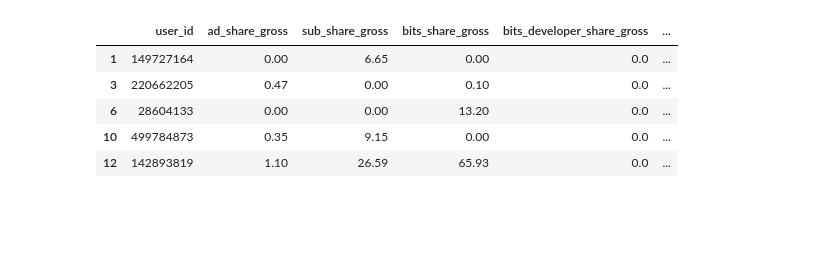
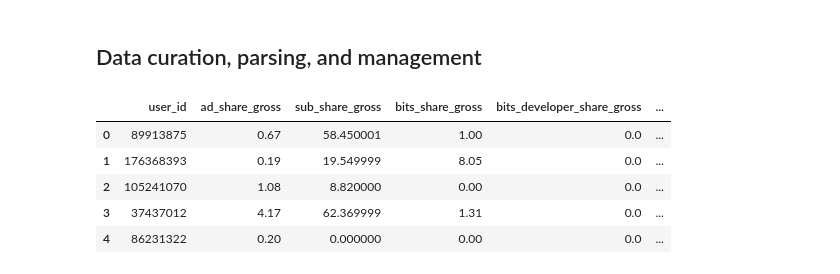
Before and after one commit to nicklawr3nc3/nicklawr3nc3.github.io, a Jupyter notebook: Final Proj.ipynb, the cells around one changed output. Saved outputs shown, nothing was run; the diff lists cells and outputs as text; code cells hidden in the pictures; blank space fills up the shorter version.

```diff
--- a/Final Proj.ipynb
+++ b/Final Proj.ipynb
@@ -1,32 +12,36 @@
+# %% [markdown]
+## Data curation, parsing, and management
 # %%
 import pandas as pd
 import glob
 path =r'/home/jovyan/notebooks/input'
 files = glob.glob(path + '/*')
 df_list=[]
 delete = []
 req_cols = ['user_id', 'ad_share_gross', 'sub_share_gross', 'bits_share_gross','bits_developer_share_gross','bits_extension_share_gross','prime_sub_share_gross','bit_share_ad_gross','report_date']
-row_count = 800000
 for f in files:
     out = pd.read_csv(f, usecols= req_cols, dtype={'report_date' : str})
     out = out.astype({'bit_share_ad_gross' : 'float16', 'ad_share_gross' : 'float32', 'sub_share_gross' : 'float32', 'bits_share_gross' : 'float32', 'bits_developer_share_gross' : 'float32', 'bits_extension_share_gross' : 'float32', 'prime_sub_share_gross' : 'float32'})
     col_list = list(out)
     col_list.remove('user_id')
     col_list.remove('report_date')
+    col_list.remove('bit_share_ad_gross')
     out['total'] = out[col_list].sum(axis=1)
 
     for row in out.itertuples():
-        if row.total < 4.99:
+        if row.total < 0.0:
             delete.append(row.Index)
     out.drop(index=delete, inplace=True)
     delete = []
     df_list.append(out)
 out = pd.concat(df_list)
+out['runningtotal'] = out['total'].groupby(out['user_id']).transform('sum')
+out.dropna(inplace=True)
 out.head()
 # %% [output]
 |  | user_id | ad_share_gross | sub_share_gross | bits_share_gross | bits_developer_share_gross | ... |
-| 1 | 149727164 | 0.00 | 6.65 | 0.00 | 0.0 | ... |
-| 3 | 220662205 | 0.47 | 0.00 | 0.10 | 0.0 | ... |
-| 6 | 28604133 | 0.00 | 0.00 | 13.20 | 0.0 | ... |
-| 10 | 499784873 | 0.35 | 9.15 | 0.00 | 0.0 | ... |
-| 12 | 142893819 | 1.10 | 26.59 | 65.93 | 0.0 | ... |
+| 0 | 89913875 | 0.67 | 58.450001 | 1.00 | 0.0 | ... |
+| 1 | 176368393 | 0.19 | 19.549999 | 8.05 | 0.0 | ... |
+| 2 | 105241070 | 1.08 | 8.820000 | 0.00 | 0.0 | ... |
+| 3 | 37437012 | 4.17 | 62.369999 | 1.31 | 0.0 | ... |
+| 4 | 86231322 | 0.20 | 0.000000 | 0.00 | 0.0 | ... |
```
Also changed, not shown: parts of 32 cells of this notebook, 1 other file.
